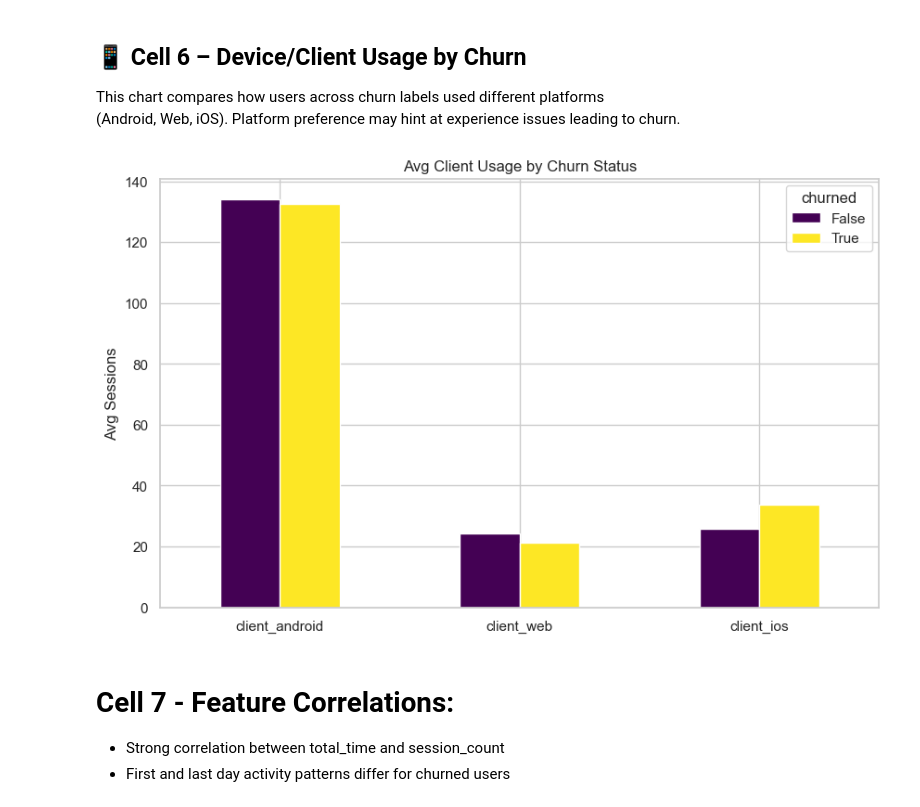
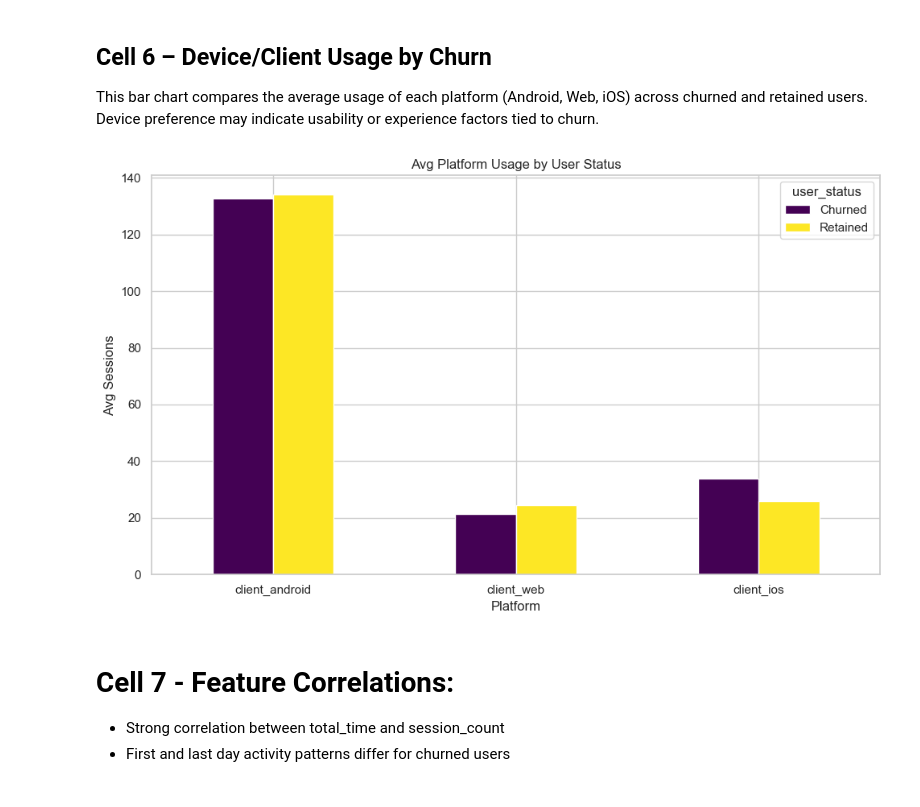
Before and after one commit to ijlalxansari1/Predicting-Churn-using-ML-and-DL, a Jupyter notebook: notebooks/03_Exploratory_Analytical_Data_Analysis.ipynb, the cells around one changed output. Saved outputs shown, nothing was run; the diff lists cells and outputs as text; code cells hidden in the pictures.

Commit message:
Issues resolved code ran succcessfully

```diff
--- a/notebooks/03_Exploratory_Analytical_Data_Analysis.ipynb
+++ b/notebooks/03_Exploratory_Analytical_Data_Analysis.ipynb
@@ -12,26 +8,27 @@ This cell performs the following initial setup steps:
 # %%
-# 📦 Import required packages
 import pandas as pd
 import matplotlib.pyplot as plt
 import seaborn as sns
 from pathlib import Path
 
-#--- 🎨 Plotting style
-# Consistent styling
+# 🎨 Setup plot style
 sns.set(style="whitegrid")
 plt.rcParams['figure.figsize'] = (10, 6)
 
 # 📁 Define file paths
 project_root = Path.cwd().parent
-data_path = project_root / "data" / "processed" / "user_features_expanded.csv"
-
-# Add output path structure here
+data_path = project_root / "data" / "processed" / "user_features_expanded.csv"  # ✅ Corrected
 output_path = project_root / "outputs" / "eda_visuals"
 output_path.mkdir(parents=True, exist_ok=True)
 
 # 📥 Load dataset
 df = pd.read_csv(data_path)
 print("✅ Data loaded:", df.shape)
+
+# ✅ Map churn values to readable labels
+df["user_status"] = df["churned"].map({0: "Retained", 1: "Churned"})
+
+# 👀 Preview
 df.head()
 # %% [output]
 ✅ Data loaded: (2580, 14)
@@ -130,20 +134,26 @@ plt.show()
 # %% [markdown]
-## 📱 Cell 6 – Device/Client Usage by Churn
-
-This chart compares how users across churn labels used different platforms
-(Android, Web, iOS). Platform preference may hint at experience issues leading to churn.
+## Cell 6 – Device/Client Usage by Churn
+ This bar chart compares the average usage of each platform (Android, Web, iOS)
+ across churned and retained users.
+ Device preference may indicate usability or experience factors tied to churn.
 # %%
+# Define client columns
 client_cols = ["client_android", "client_web", "client_ios"]
-client_means = df.groupby("churned")[client_cols].mean().T
 
+# Group by human-readable status
+client_means = df.groupby("user_status")[client_cols].mean().T
+
+# Plot
 client_means.plot(kind="bar", colormap="viridis")
-plt.title("Avg Client Usage by Churn Status")
+plt.title("Avg Platform Usage by User Status")
 plt.ylabel("Avg Sessions")
+plt.xlabel("Platform")
 plt.xticks(rotation=0)
-plt.savefig(output_path / "client_usage_vs_churn.png")
+plt.tight_layout()
+plt.savefig(output_path / "client_usage_vs_user_status.png")
 plt.show()
 # %% [output]
-[figure, old version]
+[figure, new version]
 # %% [markdown]
  # Cell 7 -  Feature Correlations:
   - Strong correlation between total_time and session_count
```
Also changed, not shown: parts of 16 cells of this notebook, 25 other files.
